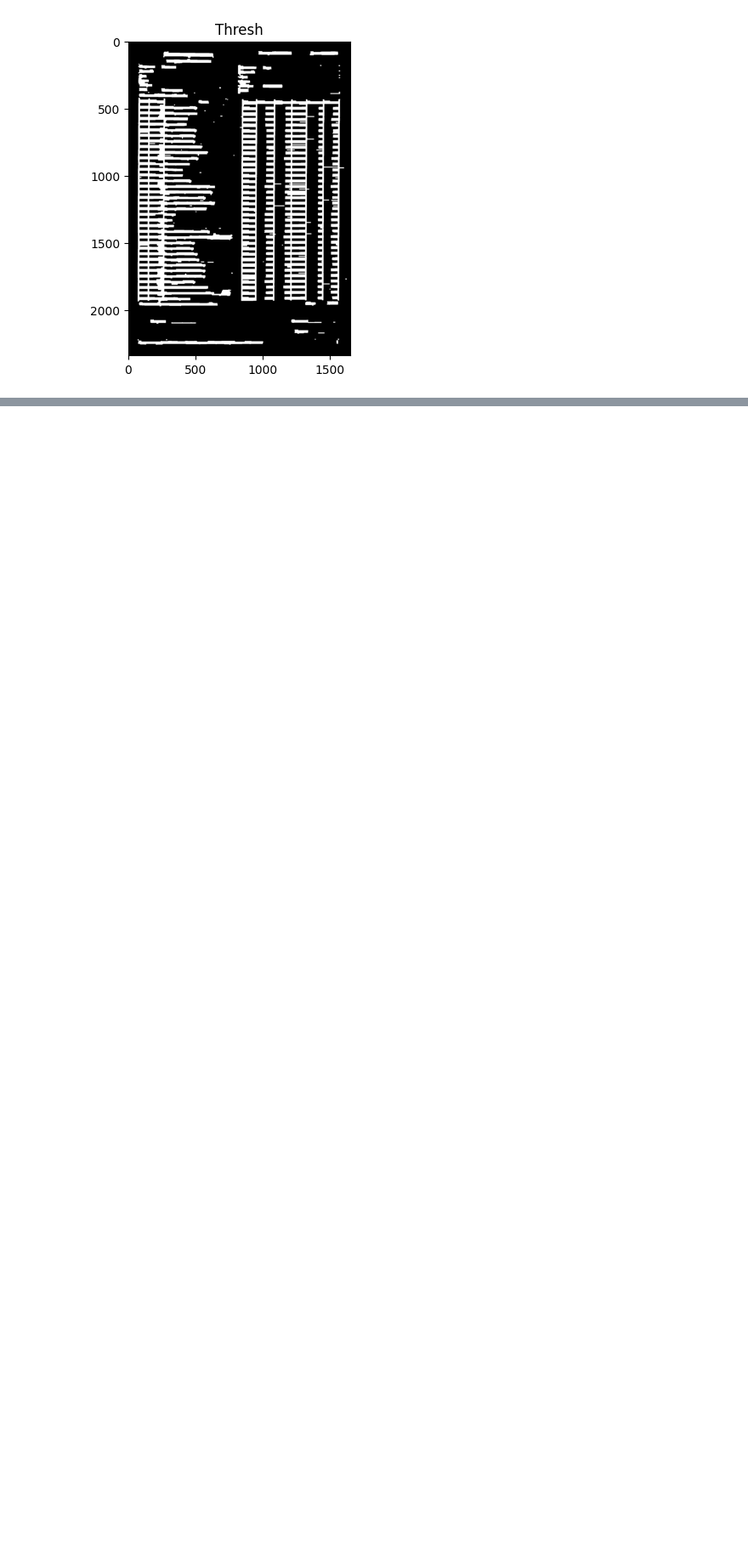
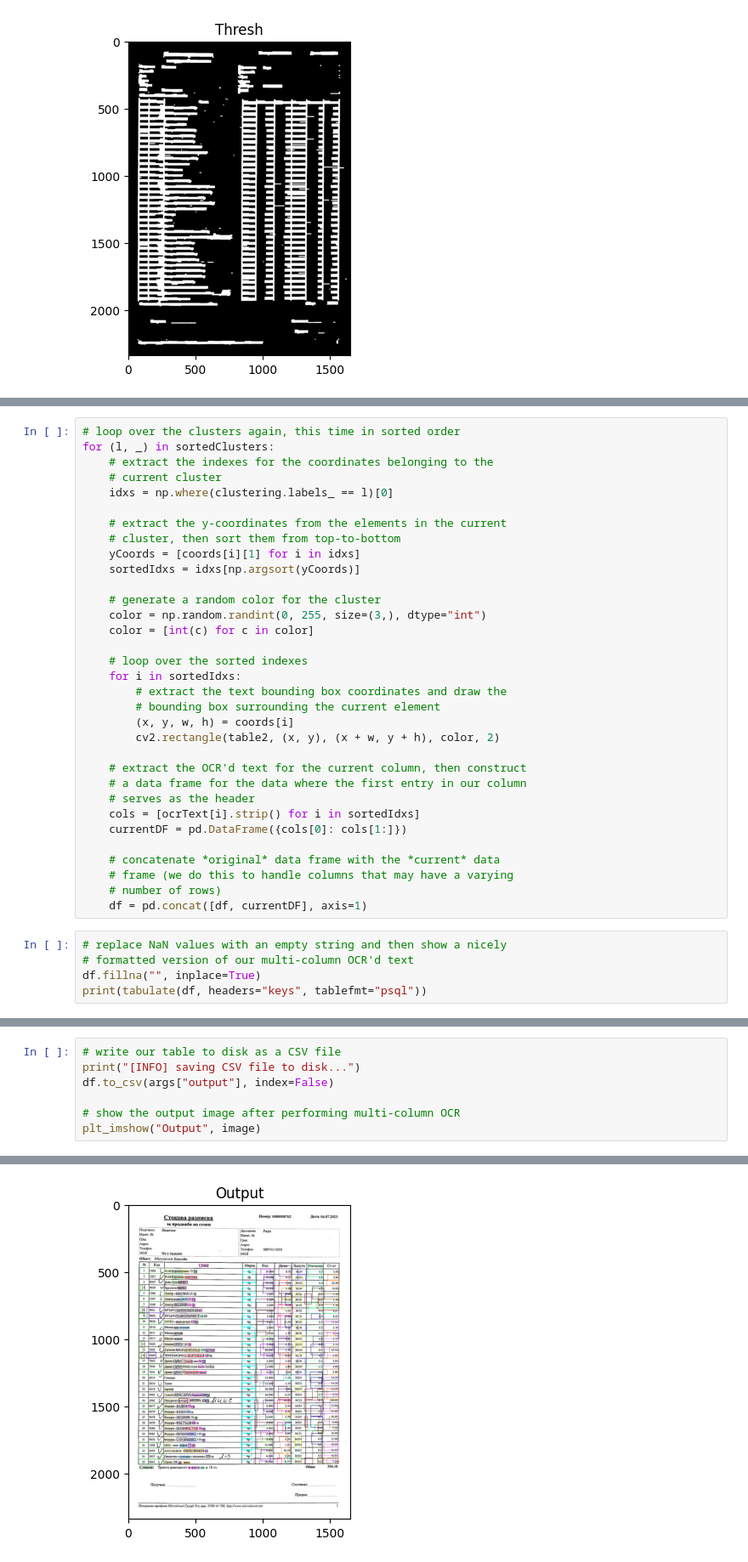
Before and after one commit to Flychuban/Read-data-from-image, a Jupyter notebook: ReadTable.ipynb, the cells around one changed output, grey strips where cells are left out. Shown: that part at 85% size. Drawn from its saved outputs; the diff is of its cells as text; blank space fills up the shorter version.

```diff
--- a/ReadTable.ipynb
+++ b/ReadTable.ipynb
@@ -144,0 +242,38 @@ plt_imshow("Table", table)
+# %%
+# loop over the clusters again, this time in sorted order
+for (l, _) in sortedClusters:
+	# extract the indexes for the coordinates belonging to the
+	# current cluster
+	idxs = np.where(clustering.labels_ == l)[0]
+
+	# extract the y-coordinates from the elements in the current
+	# cluster, then sort them from top-to-bottom
+	yCoords = [coords[i][1] for i in idxs]
+	sortedIdxs = idxs[np.argsort(yCoords)]
+
+	# generate a random color for the cluster
+	color = np.random.randint(0, 255, size=(3,), dtype="int")
+	color = [int(c) for c in color]
+
+	# loop over the sorted indexes
+	for i in sortedIdxs:
+		# extract the text bounding box coordinates and draw the
+		# bounding box surrounding the current element
+		(x, y, w, h) = coords[i]
+		cv2.rectangle(table2, (x, y), (x + w, y + h), color, 2)
+
+	# extract the OCR'd text for the current column, then construct
+	# a data frame for the data where the first entry in our column
+	# serves as the header
+	cols = [ocrText[i].strip() for i in sortedIdxs]
+	currentDF = pd.DataFrame({cols[0]: cols[1:]})
+
+	# concatenate *original* data frame with the *current* data
+	# frame (we do this to handle columns that may have a varying
+	# number of rows)
+	df = pd.concat([df, currentDF], axis=1)
+# %%
+# replace NaN values with an empty string and then show a nicely
+# formatted version of our multi-column OCR'd text
+df.fillna("", inplace=True)
+print(tabulate(df, headers="keys", tablefmt="psql"))
@@ -144,0 +298,8 @@ plt_imshow("Table", table)
+# %%
+# write our table to disk as a CSV file
+print("[INFO] saving CSV file to disk...")
+df.to_csv(args["output"], index=False)
+
+# show the output image after performing multi-column OCR
+plt_imshow("Output", image)
+# %% [output]
@@ -144,0 +307 @@ plt_imshow("Table", table)
+[figure, added]
```
Also changed, not shown: parts of 10 cells of this notebook.
